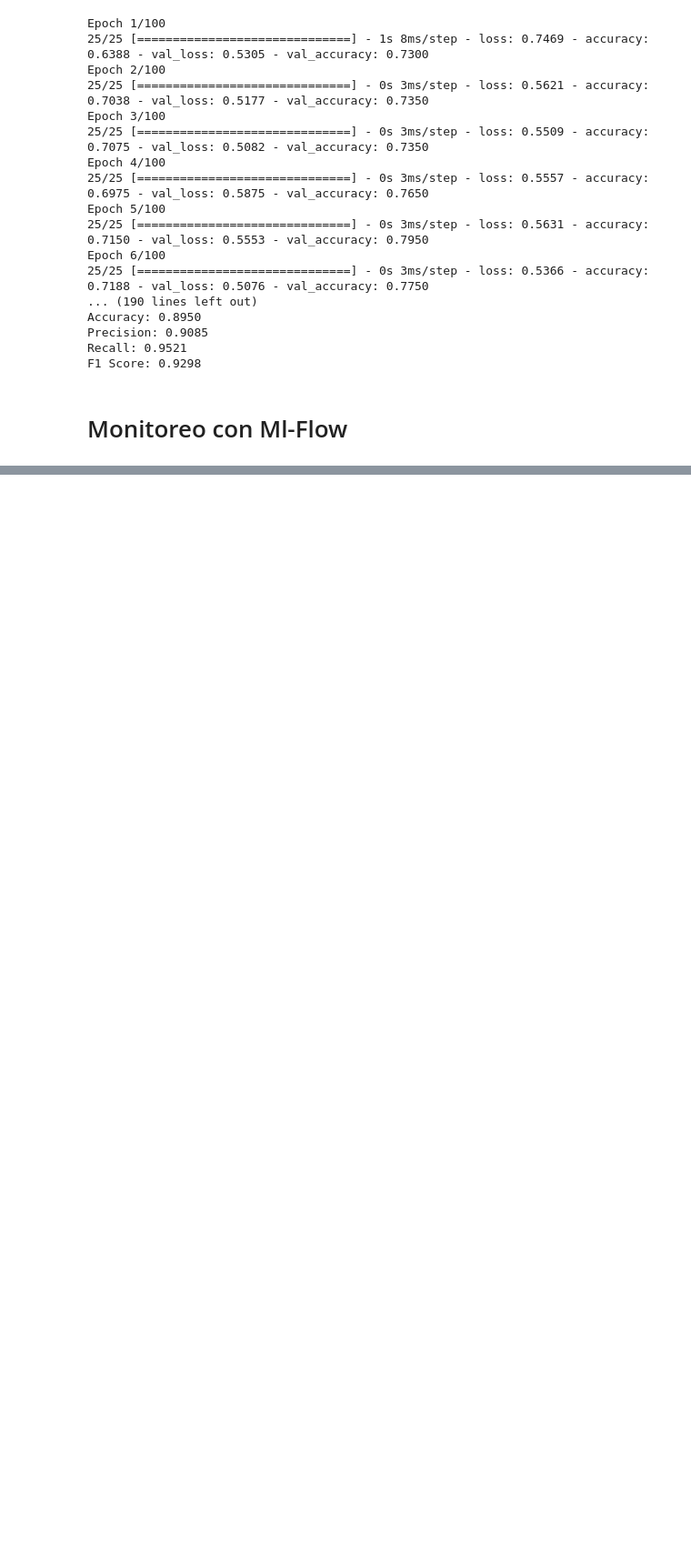
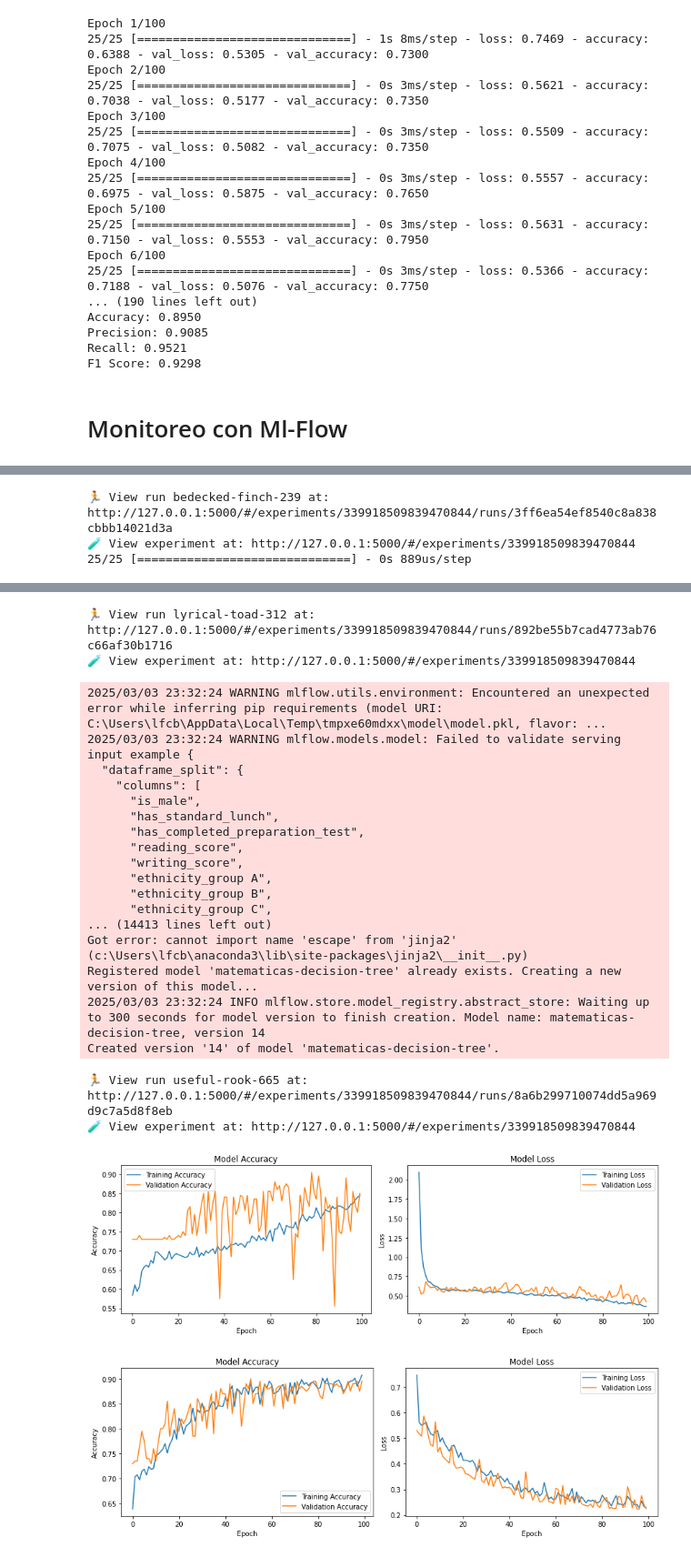
Before and after one commit to lfcb-luis/modulo4, a Jupyter notebook: ClasificadorResultadoMate.ipynb, the cells around one changed output, grey strips where cells are left out. Shown at 91% size. Drawn from its saved outputs; the diff is of its cells as text; code cells hidden in the pictures; blank space fills up the shorter version.

Commit message:
Requirements

```diff
--- a/ClasificadorResultadoMate.ipynb
+++ b/ClasificadorResultadoMate.ipynb
@@ -211,6 +211,30 @@ Recall: 0.9521
 F1 Score: 0.9298
 # %% [markdown]
 # Monitoreo con Ml-Flow
+# %%
+def plot_training_history(history):
+    """Graficar el historial de entrenamiento"""
+    fig, axes = plt.subplots(1, 2, figsize=(12, 4))
+
+    # Presición
+    axes[0].plot(history.history['accuracy'], label='Training Accuracy')
+    axes[0].plot(history.history['val_accuracy'], label='Validation Accuracy')
+    axes[0].set_title('Model Accuracy')
+    axes[0].set_xlabel('Epoch')
+    axes[0].set_ylabel('Accuracy')
+    axes[0].legend()
+
+    # Perdida
+    axes[1].plot(history.history['loss'], label='Training Loss')
+    axes[1].plot(history.history['val_loss'], label='Validation Loss')
+    axes[1].set_title('Model Loss')
+    axes[1].set_xlabel('Epoch')
+    axes[1].set_ylabel('Loss')
+    axes[1].legend()
+
+    plt.tight_layout()
+
+    return fig
 # %%
 # Set our tracking server uri for logging
 mlflow.set_tracking_uri(uri="http://127.0.0.1:5000")
@@ -234,6 +258,10 @@ with mlflow.start_run():
     mlflow.log_metric("precision", precisionNNdrop)
     mlflow.log_metric("recall", recallNNdrop)
     mlflow.log_metric("f1", f1NNdrop)
+
+    # Almacenar función de costo del modelo
+
+    mlflow.log_figure(plot_training_history(historyNNdrop), "lossNNdrop.png")
 
     # Set a tag that we can use to remind ourselves what this run was for
     mlflow.set_tag("model_type", "Red Neuronal Keras con Dropout")
@@ -265,6 +293,10 @@ with mlflow.start_run():
     mlflow.log_metric("precision", precisionNN)
     mlflow.log_metric("recall", recallNN)
     mlflow.log_metric("f1", f1NN)
+
+    # Almacenar función de costo del modelo
+
+    mlflow.log_figure(plot_training_history(history), "lossNN.png")
 
     # Set a tag that we can use to remind ourselves what this run was for
     mlflow.set_tag("model_type", "Red Neuronal Keras")
@@ -311,0 +361,3 @@ SyntaxError: invalid syntax (2491398986.py, line 43)
+🏃 View run bedecked-finch-239 at: http://127.0.0.1:5000/#/experiments/339918509839470844/runs/3ff6ea54ef8540c8a838cbbb14021d3a
+🧪 View experiment at: http://127.0.0.1:5000/#/experiments/339918509839470844
+25/25 [==============================] - 0s 889us/step
@@ -311,0 +381,23 @@ SyntaxError: invalid syntax (2491398986.py, line 43)
+🏃 View run lyrical-toad-312 at: http://127.0.0.1:5000/#/experiments/339918509839470844/runs/892be55b7cad4773ab76c66af30b1716
+🧪 View experiment at: http://127.0.0.1:5000/#/experiments/339918509839470844
+2025/03/03 23:32:24 WARNING mlflow.utils.environment: Encountered an unexpected error while inferring pip requirements (model URI: C:\Users\lfcb\AppData\Local\Temp\tmpxe60mdxx\model\model.pkl, flavor: ...
+2025/03/03 23:32:24 WARNING mlflow.models.model: Failed to validate serving input example {
+  "dataframe_split": {
+    "columns": [
+      "is_male",
+      "has_standard_lunch",
+      "has_completed_preparation_test",
+      "reading_score",
+      "writing_score",
+      "ethnicity_group A",
+      "ethnicity_group B",
+      "ethnicity_group C",
+... (14413 lines left out)
+Got error: cannot import name 'escape' from 'jinja2' (c:\Users\lfcb\anaconda3\lib\site-packages\jinja2\__init__.py)
+Registered model 'matematicas-decision-tree' already exists. Creating a new version of this model...
+2025/03/03 23:32:24 INFO mlflow.store.model_registry.abstract_store: Waiting up to 300 seconds for model version to finish creation. Model name: matematicas-decision-tree, version 14
+Created version '14' of model 'matematicas-decision-tree'.
+🏃 View run useful-rook-665 at: http://127.0.0.1:5000/#/experiments/339918509839470844/runs/8a6b299710074dd5a969d9c7a5d8f8eb
+🧪 View experiment at: http://127.0.0.1:5000/#/experiments/339918509839470844
+[figure, added]
+[figure, added]
```
Also changed, not shown: parts of 1 cell of this notebook, 2 other files.
